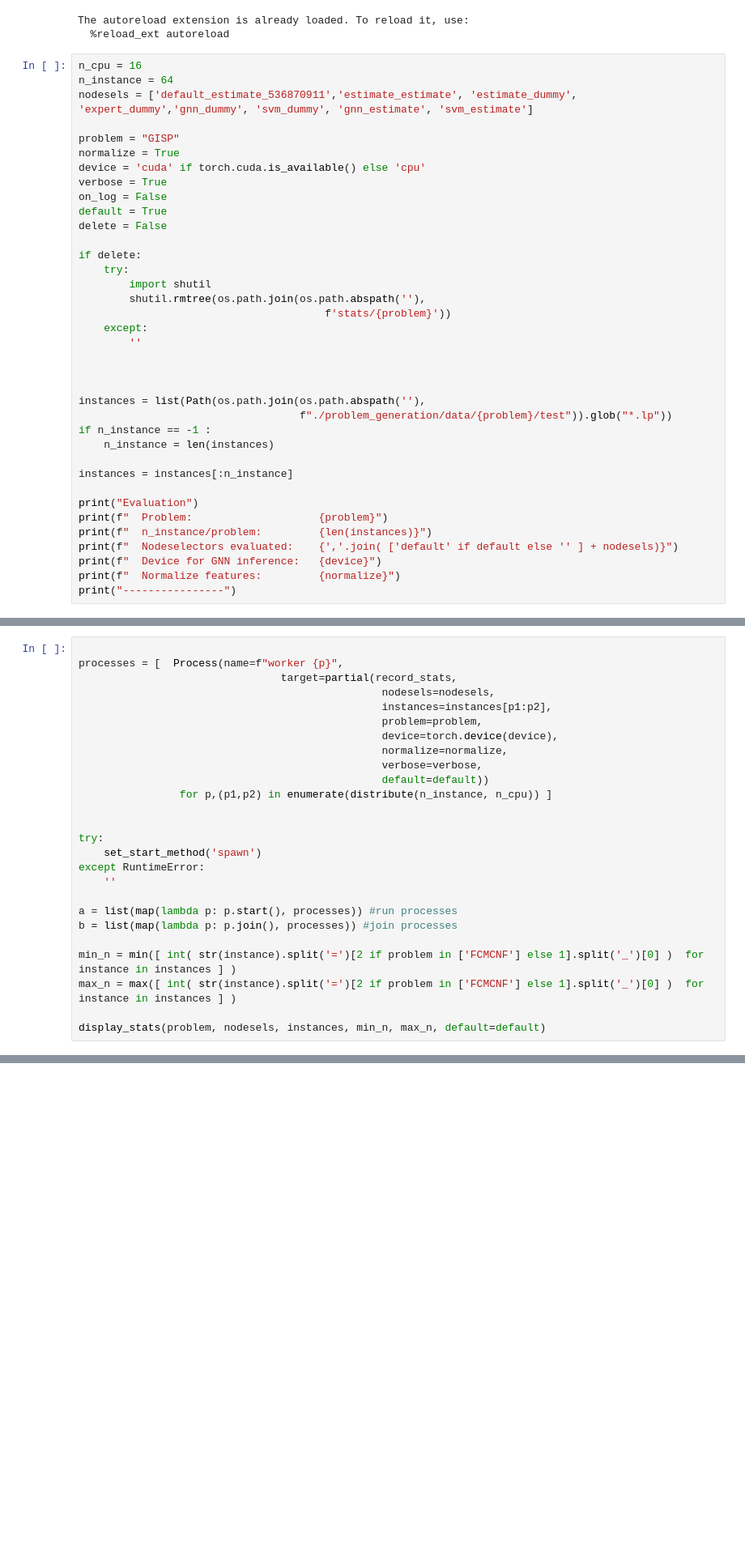
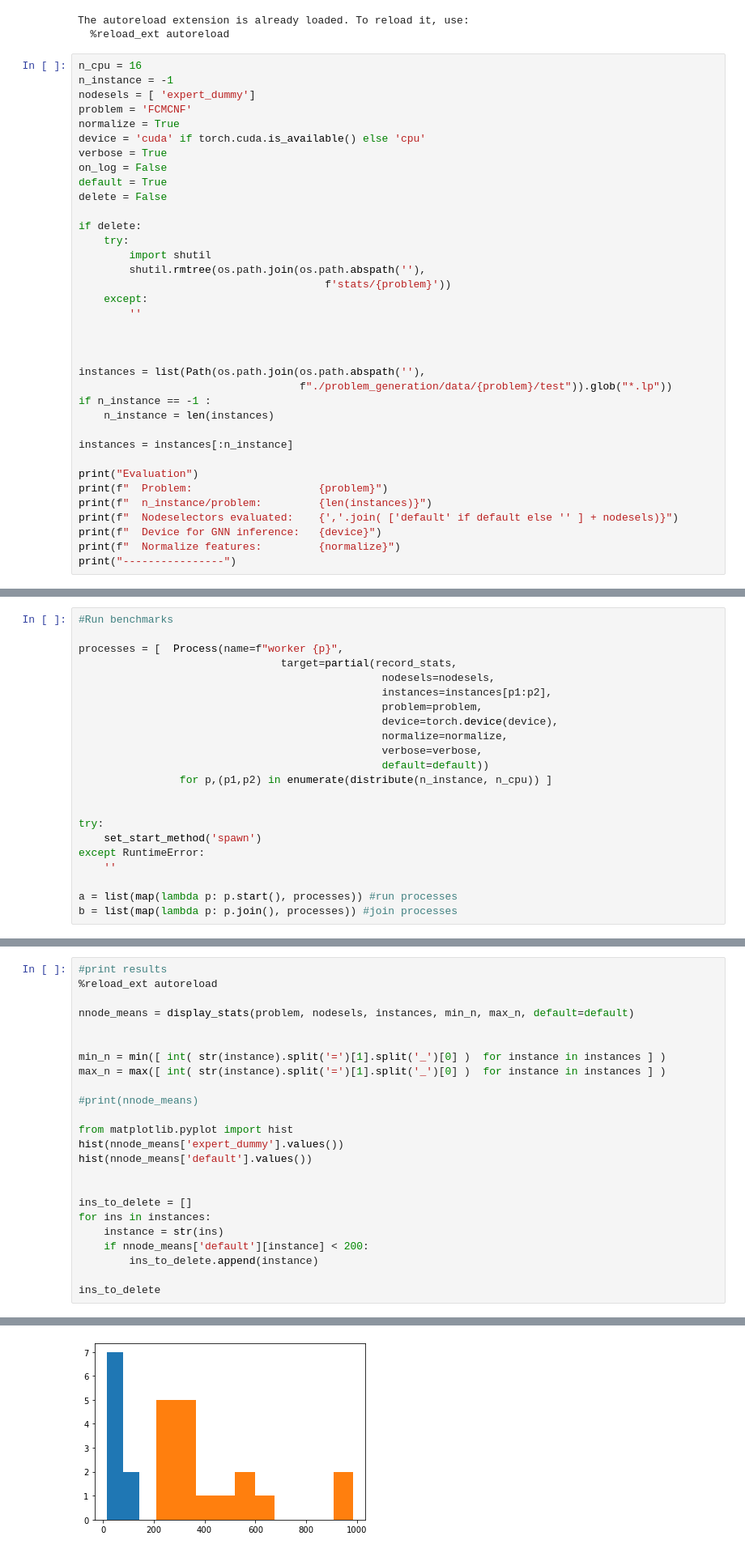
Before and after one commit to ds4dm/learn2comparenodes, a Jupyter notebook: main.ipynb, the cells around one changed output, grey strips where cells are left out. Shown: that part at 81% size. Cells and saved outputs as stored; diff of their text form; blank space fills up the shorter version.

```diff
--- a/main.ipynb
+++ b/main.ipynb
@@ -17,10 +17,9 @@ The autoreload extension is already loaded. To reload it, use:
   %reload_ext autoreload
 # %%
 n_cpu = 16
-n_instance = 64
-nodesels = ['default_estimate_536870911','estimate_estimate', 'estimate_dummy', 'expert_dummy','gnn_dummy', 'svm_dummy', 'gnn_estimate', 'svm_estimate']
-
-problem = "GISP"
+n_instance = -1
+nodesels = [ 'expert_dummy']
+problem = 'FCMCNF'
 normalize = True
 device = 'cuda' if torch.cuda.is_available() else 'cpu'
 verbose = True
@@ -61,6 +60,7 @@ Evaluation
   Normalize features:         True
 ----------------
 # %%
+#Run benchmarks
 
 processes = [  Process(name=f"worker {p}",
                                 target=partial(record_stats,
@@ -81,10 +81,5 @@ except RuntimeError:
 
 a = list(map(lambda p: p.start(), processes)) #run processes
 b = list(map(lambda p: p.join(), processes)) #join processes
-
-min_n = min([ int( str(instance).split('=')[2 if problem in ['FCMCNF'] else 1].split('_')[0] )  for instance in instances ] )
-max_n = max([ int( str(instance).split('=')[2 if problem in ['FCMCNF'] else 1].split('_')[0] )  for instance in instances ] )
-
-display_stats(problem, nodesels, instances, min_n, max_n, default=default)
 # %% [output]
 ------------------------------------------
@@ -106,0 +108,25 @@ display_stats(problem, nodesels, instances, min_n, max_n, default=default)
+# %%
+#print results
+%reload_ext autoreload
+
+nnode_means = display_stats(problem, nodesels, instances, min_n, max_n, default=default)
+
+
+min_n = min([ int( str(instance).split('=')[1].split('_')[0] )  for instance in instances ] )
+max_n = max([ int( str(instance).split('=')[1].split('_')[0] )  for instance in instances ] )
+
+#print(nnode_means)
+
+from matplotlib.pyplot import hist
+hist(nnode_means['expert_dummy'].values())
+hist(nnode_means['default'].values())
+
+
+ins_to_delete = []
+for ins in instances:
+    instance = str(ins)
+    if nnode_means['default'][instance] < 200:
+        ins_to_delete.append(instance)
+
+ins_to_delete
+# %% [output]
@@ -107 +151,2 @@ display_stats(problem, nodesels, instances, min_n, max_n, default=default)
+[figure, added]
 # %%
```
Also changed, not shown: parts of 4 cells of this notebook, 4 other files.
